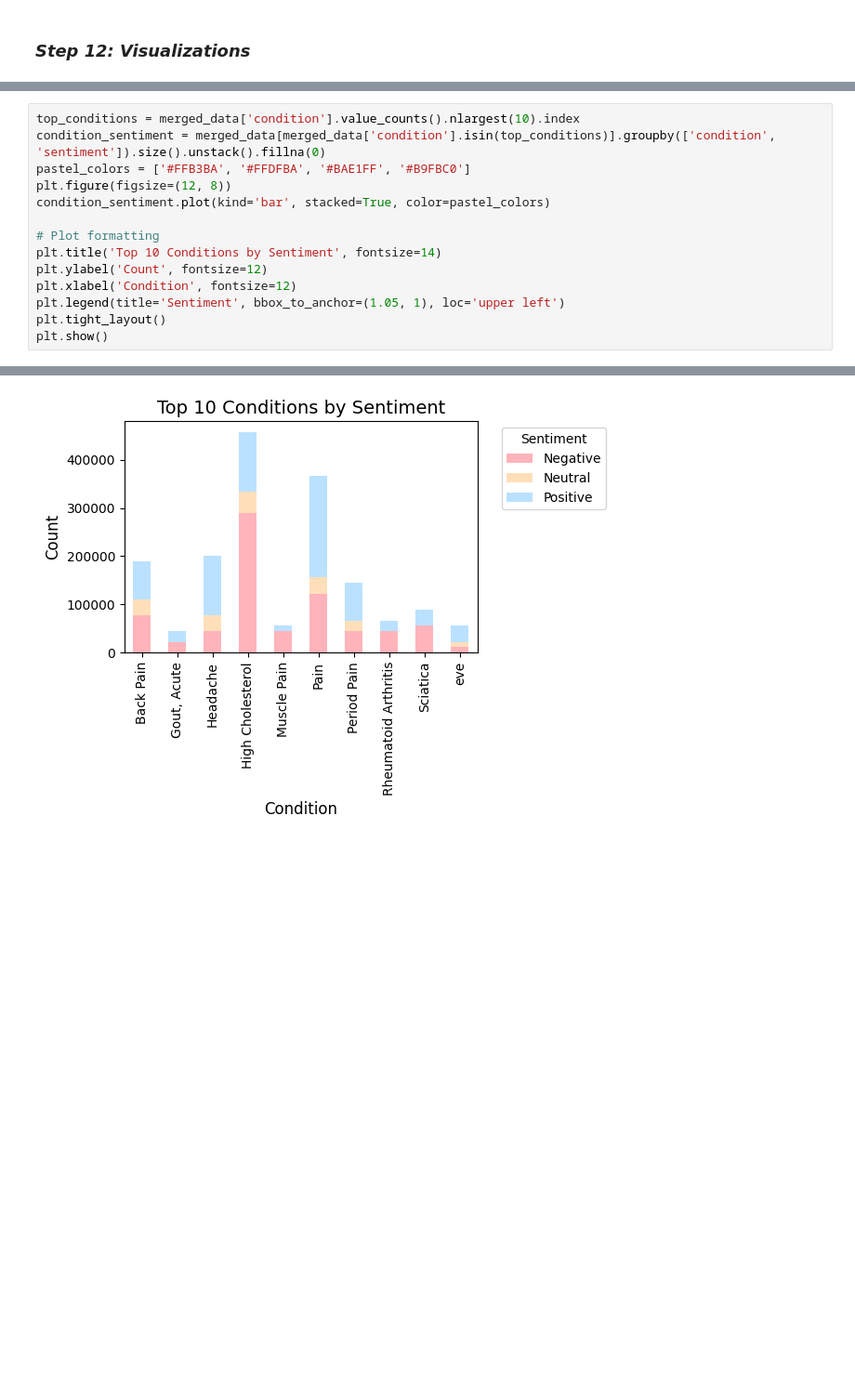
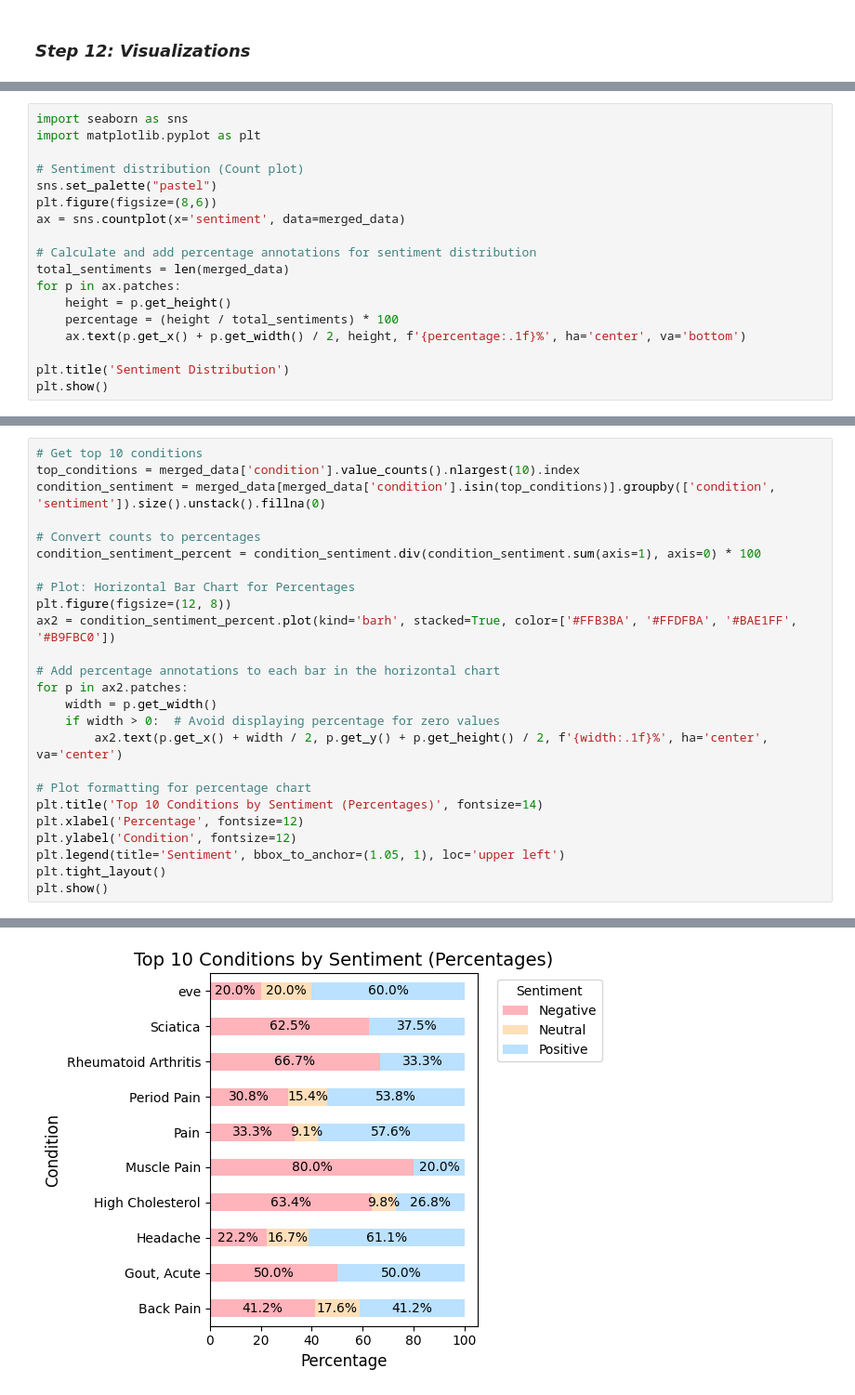
Before and after one commit to anazaharijeva/Automatic_NLP_system, a Jupyter notebook: Automatic_NLP_system_for_medical_record_analysis.ipynb, the cells around one changed output, grey strips where cells are left out. Shown: that part at 93% size. Saved outputs shown, nothing was run; the diff lists cells and outputs as text; blank space fills up the shorter version.

```diff
--- a/Automatic_NLP_system_for_medical_record_analysis.ipynb
+++ b/Automatic_NLP_system_for_medical_record_analysis.ipynb
@@ -559,0 +555,18 @@ plt.show()
+# %%
+import seaborn as sns
+import matplotlib.pyplot as plt
+
+# Sentiment distribution (Count plot)
+sns.set_palette("pastel")
+plt.figure(figsize=(8,6))
+ax = sns.countplot(x='sentiment', data=merged_data)
+
+# Calculate and add percentage annotations for sentiment distribution
+total_sentiments = len(merged_data)
+for p in ax.patches:
+    height = p.get_height()
+    percentage = (height / total_sentiments) * 100
+    ax.text(p.get_x() + p.get_width() / 2, height, f'{percentage:.1f}%', ha='center', va='bottom')
+
+plt.title('Sentiment Distribution')
+plt.show()
@@ -560,19 +609,30 @@ plt.show()
 # %%
+# Get top 10 conditions
 top_conditions = merged_data['condition'].value_counts().nlargest(10).index
 condition_sentiment = merged_data[merged_data['condition'].isin(top_conditions)].groupby(['condition', 'sentiment']).size().unstack().fillna(0)
-pastel_colors = ['#FFB3BA', '#FFDFBA', '#BAE1FF', '#B9FBC0']
+
+# Convert counts to percentages
+condition_sentiment_percent = condition_sentiment.div(condition_sentiment.sum(axis=1), axis=0) * 100
+
+# Plot: Horizontal Bar Chart for Percentages
 plt.figure(figsize=(12, 8))
-condition_sentiment.plot(kind='bar', stacked=True, color=pastel_colors)
+ax2 = condition_sentiment_percent.plot(kind='barh', stacked=True, color=['#FFB3BA', '#FFDFBA', '#BAE1FF', '#B9FBC0'])
 
-# Plot formatting
-plt.title('Top 10 Conditions by Sentiment', fontsize=14)
-plt.ylabel('Count', fontsize=12)
-plt.xlabel('Condition', fontsize=12)
+# Add percentage annotations to each bar in the horizontal chart
+for p in ax2.patches:
+    width = p.get_width()
+    if width > 0:  # Avoid displaying percentage for zero values
+        ax2.text(p.get_x() + width / 2, p.get_y() + p.get_height() / 2, f'{width:.1f}%', ha='center', va='center')
+
+# Plot formatting for percentage chart
+plt.title('Top 10 Conditions by Sentiment (Percentages)', fontsize=14)
+plt.xlabel('Percentage', fontsize=12)
+plt.ylabel('Condition', fontsize=12)
 plt.legend(title='Sentiment', bbox_to_anchor=(1.05, 1), loc='upper left')
 plt.tight_layout()
 plt.show()
 # %% [output]
 <Figure size 1200x800 with 0 Axes>
-[figure, old version]
+[figure, new version]
 # %%
 import matplotlib.pyplot as plt
```
Also changed, not shown: parts of 11 cells of this notebook.
